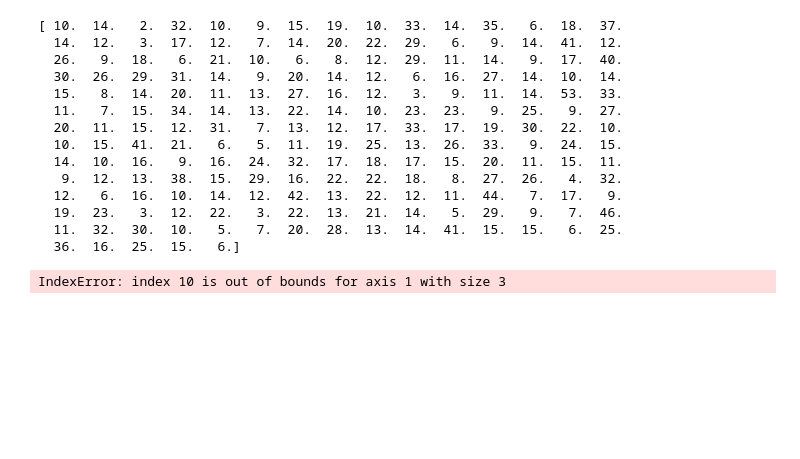
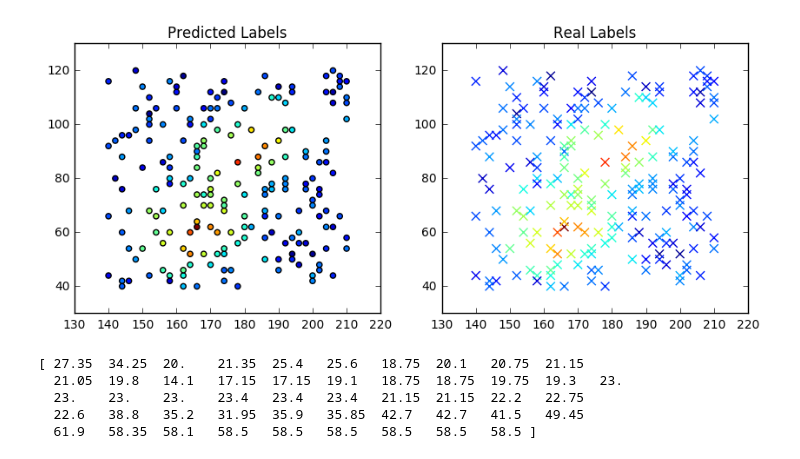
Before and after one commit to muellerfelix/mi-hw-1617, a Jupyter notebook: hw-9/mi-hw-9.ipynb, the cells around one changed output. Saved outputs shown, nothing was run; the diff lists cells and outputs as text; code cells hidden in the pictures; blank space fills up the shorter version.

```diff
--- a/hw-9/mi-hw-9.ipynb
+++ b/hw-9/mi-hw-9.ipynb
@@ -15,31 +16,28 @@ Data = np.genfromtxt("TrainingRidge.csv", delimiter=',', skip_header=True,dtype=
 
 X = Data[0:2,:].T
 Y = Data[2,:][np.newaxis,:].T
+
+Valid = np.genfromtxt("TrainingRidge.csv", delimiter=',', skip_header=True,dtype='float').T
+
+Xvalid = Valid[0:2,:].T
+Yvalid = Valid[2,:][np.newaxis,:].T
 # %%
 # train
 nsvm = svm.NuSVC(kernel='rbf',nu=0.1)
 nsvm.fit(X,Y)
 
 #predict
 pred_y = c_svm.predict(X)
 pred_y.astype(int)
-print pred_y
 
-colormap = np.array(['r', 'g', 'b'])
-plt.scatter(X[:,0],X[:,1],c=colormap[pred_y.astype(int)])
+fig = plt.figure()
+fig.set_size_inches(10,4)
+plt.subplot(121)
+plt.scatter(X[:,0],X[:,1], c=pred_y )
+plt.title('Predicted Labels')
+plt.subplot(122)
+plt.scatter(Xvalid[:,0],Xvalid[:,1], c=Yvalid, marker = 'x', s = 50 )
+plt.title('Real Labels')
+plt.show()
 # %% [output]
-[ 10.  14.   2.  32.  10.   9.  15.  19.  10.  33.  14.  35.   6.  18.  37.
-  14.  12.   3.  17.  12.   7.  14.  20.  22.  29.   6.   9.  14.  41.  12.
-  26.   9.  18.   6.  21.  10.   6.   8.  12.  29.  11.  14.   9.  17.  40.
-  30.  26.  29.  31.  14.   9.  20.  14.  12.   6.  16.  27.  14.  10.  14.
-  15.   8.  14.  20.  11.  13.  27.  16.  12.   3.   9.  11.  14.  53.  33.
-  11.   7.  15.  34.  14.  13.  22.  14.  10.  23.  23.   9.  25.   9.  27.
-  20.  11.  15.  12.  31.   7.  13.  12.  17.  33.  17.  19.  30.  22.  10.
-  10.  15.  41.  21.   6.   5.  11.  19.  25.  13.  26.  33.   9.  24.  15.
-  14.  10.  16.   9.  16.  24.  32.  17.  18.  17.  15.  20.  11.  15.  11.
-   9.  12.  13.  38.  15.  29.  16.  22.  22.  18.   8.  27.  26.   4.  32.
-  12.   6.  16.  10.  14.  12.  42.  13.  22.  12.  11.  44.   7.  17.   9.
-  19.  23.   3.  12.  22.   3.  22.  13.  21.  14.   5.  29.   9.   7.  46.
-  11.  32.  30.  10.   5.   7.  20.  28.  13.  14.  41.  15.  15.   6.  25.
-  36.  16.  25.  15.   6.]
-IndexError: index 10 is out of bounds for axis 1 with size 3
+[figure, added]
@@ -45,0 +85,17 @@ IndexError: index 10 is out of bounds for axis 1 with size 3
+# %%
+C = np.logspace(-2, 12, base = 2)
+gamma = np.logspace(-12, 0,base = 2)
+nu = 0.5
+
+mse = np.zeros((gamma.shape[0],))
+
+for j,g in enumerate(gamma):
+    mse[j] = cross_valid(X,Y,g)
+
+print mse
+# %% [output]
+[ 27.35  34.25  20.    21.35  25.4   25.6   18.75  20.1   20.75  21.15
+  21.05  19.8   14.1   17.15  17.15  19.1   18.75  18.75  19.75  19.3   23.
+  23.    23.    23.    23.4   23.4   23.4   21.15  21.15  22.2   22.75
+  22.6   38.8   35.2   31.95  35.9   35.85  42.7   42.7   41.5   49.45
+  61.9   58.35  58.1   58.5   58.5   58.5   58.5   58.5   58.5 ]
```
Also changed, not shown: parts of 3 cells of this notebook.
